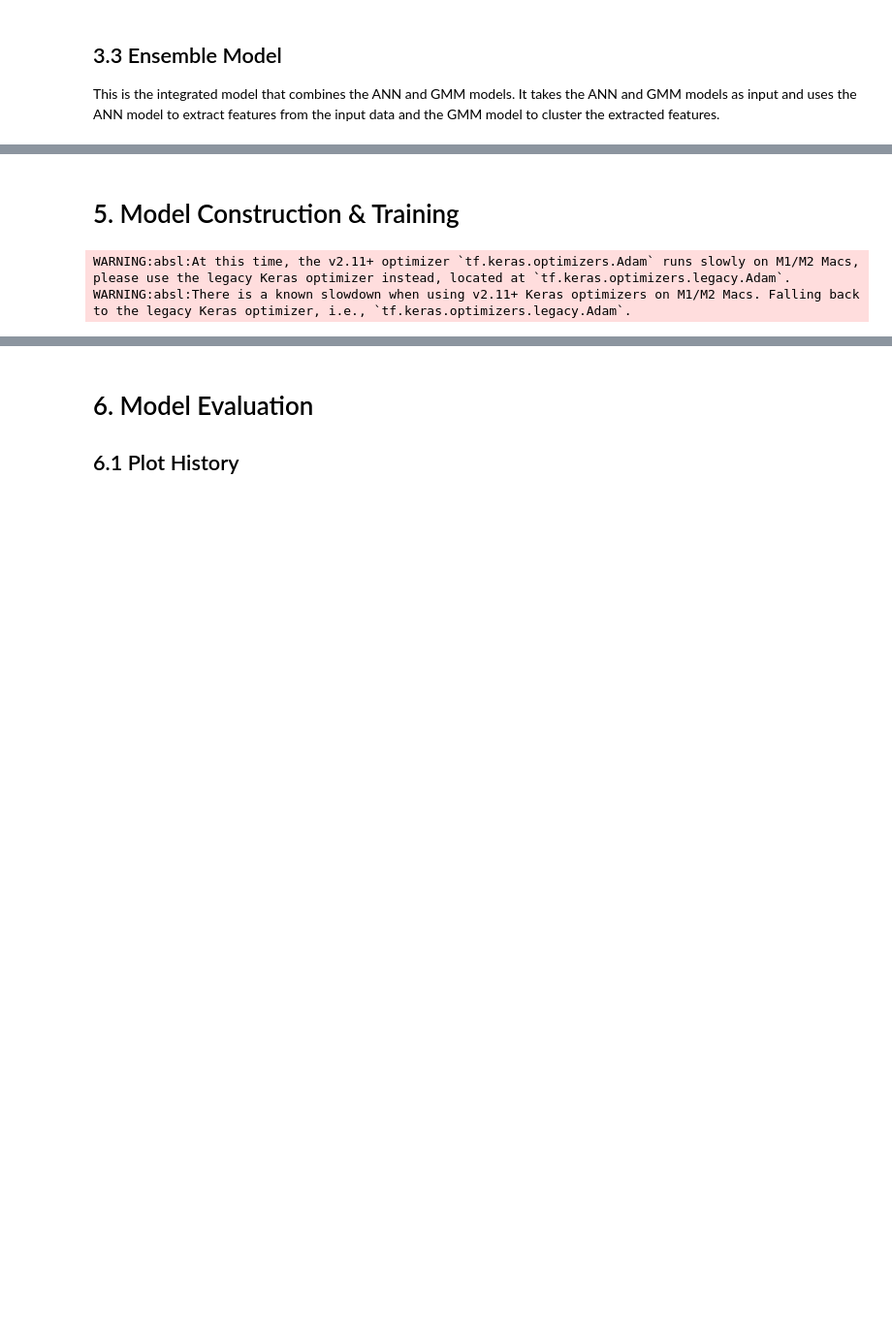
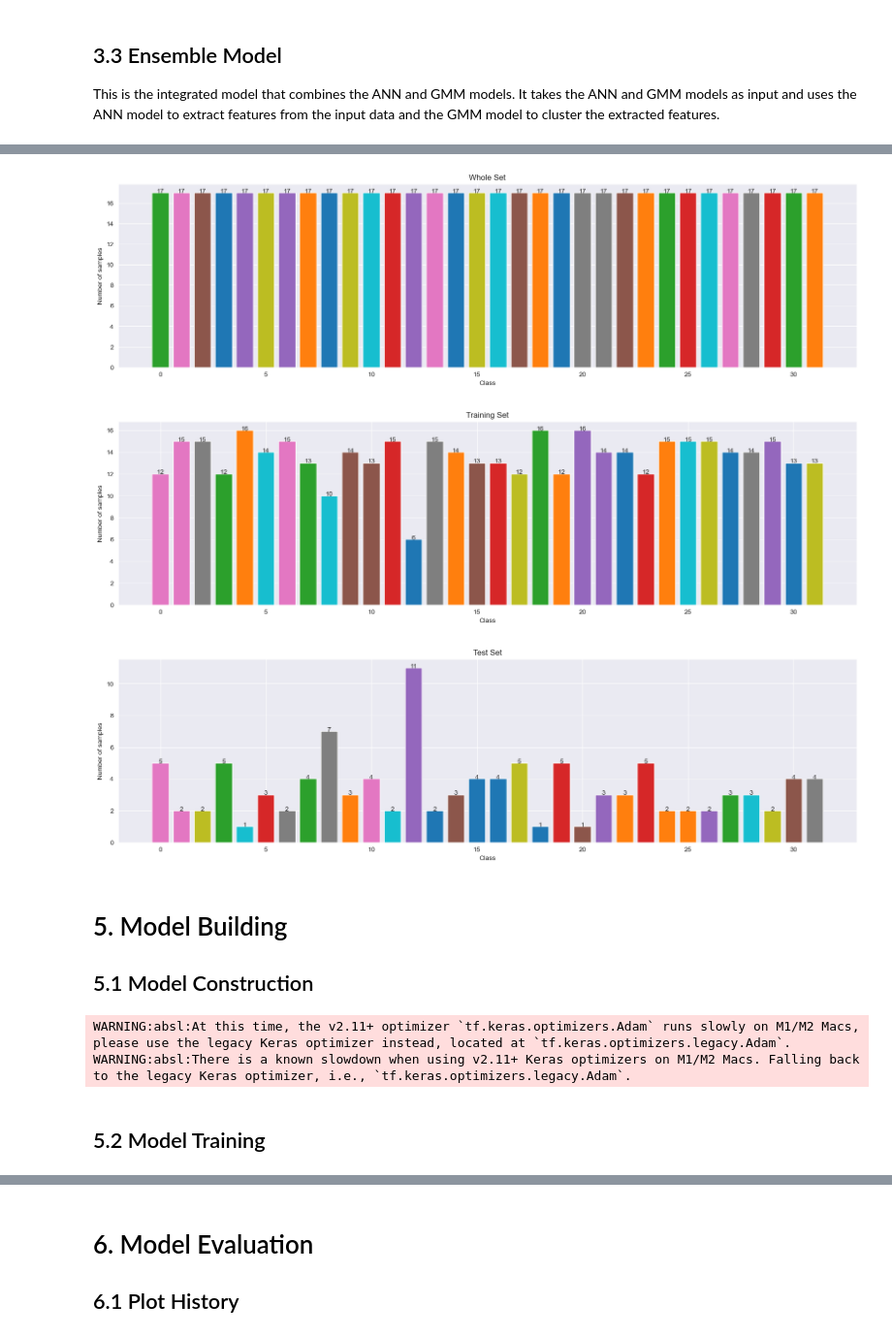
Before and after one commit to chengxinzhaox/ML-Learn-recourses, a Jupyter notebook: cw2/202018020317_CW2.ipynb, the cells around one changed output, grey strips where cells are left out. Shown at 97% size. Drawn from its saved outputs; the diff is of its cells as text; code cells hidden in the pictures; blank space fills up the shorter version.

```diff
--- a/cw2/202018020317_CW2.ipynb
+++ b/cw2/202018020317_CW2.ipynb
@@ -233,3 +269,33 @@ plt.imshow(X_test[5])
+# %%
+class DistributionPlotter:
+    def __init__(self, y):
+        self.y = y
+
+    def plot(self, title=""):
+        counter = Counter(self.y)
+        numbers = list(counter.values())
+        labels = list(counter.keys())
+        colors = [f'C{i}' for i in range(len(numbers))]
+
+        plt.figure(figsize=(20, 5))
+        plt.bar(labels, numbers, color=colors)
+
+        for i in range(len(numbers)):
+            plt.text(labels[i], numbers[i], numbers[i], ha='center')
+
+        plt.title(title)
+        plt.xlabel('Class')
+        plt.ylabel('Number of samples')
+        plt.show()
+
+DistributionPlotter(np.argmax(y, axis=1)).plot(title="Whole Set")
+DistributionPlotter(np.argmax(y_train, axis=1)).plot(title="Training Set")
+DistributionPlotter(np.argmax(y_test, axis=1)).plot(title="Test Set")
+# %% [output]
+[figure, added]
+[figure, added]
+[figure, added]
 # %% [markdown]
-# 5. Model Construction & Training
+# 5. Model Building
+## 5.1 Model Construction
 # %%
@@ -240,6 +307,8 @@ ensemble = Ensemble(ann, gmm)
 # %% [output]
 WARNING:absl:At this time, the v2.11+ optimizer `tf.keras.optimizers.Adam` runs slowly on M1/M2 Macs, please use the legacy Keras optimizer instead, located at `tf.keras.optimizers.legacy.Adam`.
 WARNING:absl:There is a known slowdown when using v2.11+ Keras optimizers on M1/M2 Macs. Falling back to the legacy Keras optimizer, i.e., `tf.keras.optimizers.legacy.Adam`.
+# %% [markdown]
+## 5.2 Model Training
 # %%
 history = ensemble.fit(X_train, y_train, epochs=30, batch_size=32)
 
```
Also changed, not shown: parts of 16 cells of this notebook.
